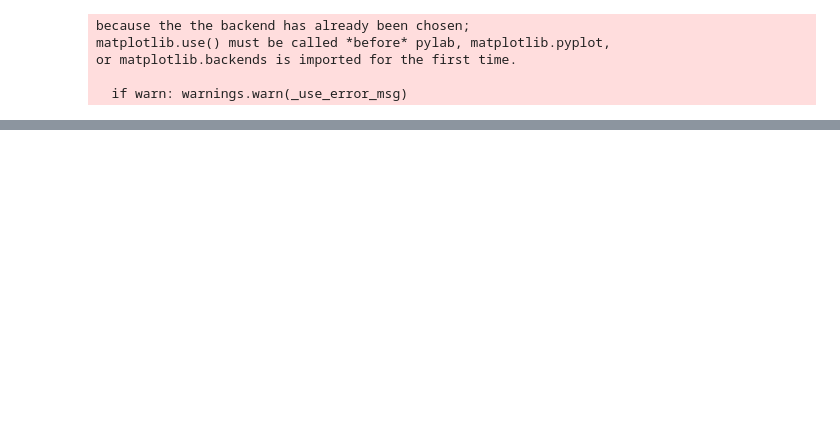
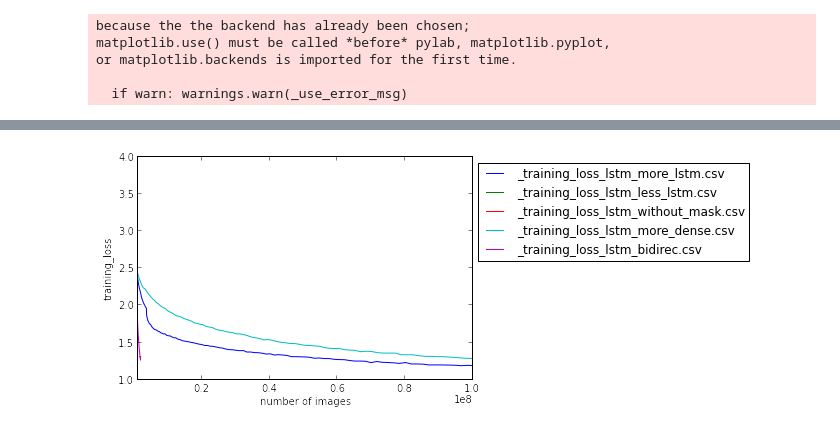
Before and after one commit to bgeetika/Captcha-Decoder, a Jupyter notebook: notebooks/show graphs.ipynb, the cells around one changed output, grey strips where cells are left out. Drawn from its saved outputs; the diff is of its cells as text; code cells hidden in the pictures; blank space fills up the shorter version.

```diff
--- a/notebooks/show graphs.ipynb
+++ b/notebooks/show graphs.ipynb
@@ -44,0 +23,37 @@ for filen in files:
+# %%
+direc  = "/home/geetika/captcha/dataset_ssd_1T/complex_mix_dataset_nvocab/"
+#direc  = "/home/geetika/captcha/dataset_ssd_1T/website_data_nvocab/"
+prefix = "training_acc"
+prefix2 = "training_time"
+prefix3 = 'training_loss'
+prefix4 = 'testing_acc'
+variable = prefix3
+list_of_files = cg.get_list_of_files(direc, variable)
+
+list_of_files = ["/home/geetika/captcha/dataset_ssd_1T/complex_mix_dataset_nvocab/_training_loss_lstm_more_lstm.csv",
+                  "/home/geetika/captcha/dataset_ssd_1T/complex_mix_dataset_nvocab/_training_loss_lstm_less_lstm.csv",
+                "/home/geetika/captcha/dataset_ssd_1T/complex_mix_dataset_nvocab/_training_loss_lstm_without_mask.csv",
+         "/home/geetika/captcha/dataset_ssd_1T/complex_mix_dataset_nvocab/_training_loss_lstm_more_dense.csv",
+            "/home/geetika/captcha/dataset_ssd_1T/complex_mix_dataset_nvocab/_training_loss_lstm_bidirec.csv"]
+
+list_axis = cg.listof_axis(direc,list_of_files)
+# %%
+from IPython.display import Image as im
+prefix_list = []
+plt.xlim([1000000,100000000])
+for val in list_axis:
+        sub, x_axis, y_axis, z_axis = val
+        if "/" in sub:
+            prefix = sub.rsplit("/",1)[1]
+        else:
+            prefix = sub
+        prefix_list.append(prefix)
+        plt.plot(x_axis,y_axis, label=prefix)
+        plt.xlabel("number of images")
+        plt.ylabel(variable)
+        #plt.ylabel("character accuracy")
+
+plt.legend(prefix_list, loc='best',bbox_to_anchor=(1, 0.5))
+plt.show()
+# %% [output]
+[figure, added]
```
Also changed, not shown: parts of 4 cells of this notebook, 6 other files.
